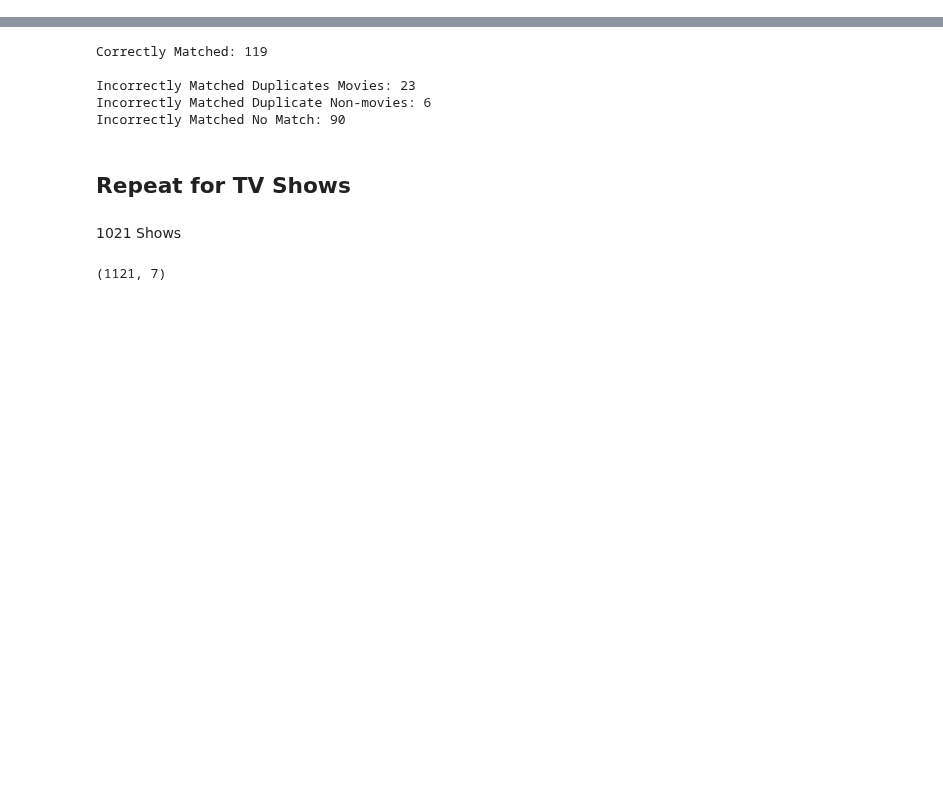
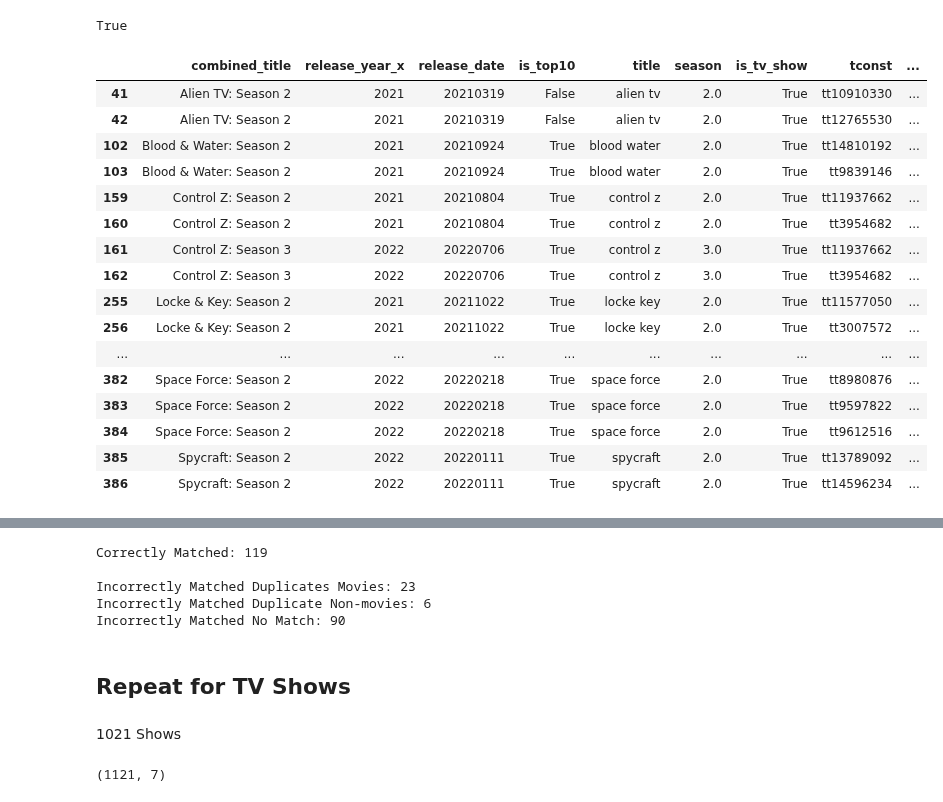
Before and after one commit to Joeyzect/Netflix_ALab_2022, a Jupyter notebook: notebooks/00-joseph-initial.ipynb, the cells around one changed output, grey strips where cells are left out. Saved outputs shown, nothing was run; the diff lists cells and outputs as text; code cells hidden in the pictures; blank space fills up the shorter version.

```diff
--- a/notebooks/00-joseph-initial.ipynb
+++ b/notebooks/00-joseph-initial.ipynb
@@ -12,0 +62,3 @@ netflix_data['release_year'] = netflix_data['release_year'].astype('int')
+# %%
+imdb_all = pd.read_csv("../data/processed/imdb_all.csv").rename(columns={'startYear':'release_year'})
+imdb_all['title'] = clean_title(imdb_all['title'])
@@ -12,0 +96,7 @@ netflix_data['release_year'] = netflix_data['release_year'].astype('int')
+# %%
+movies_and_season_1_merge = pd.merge(movies_and_season_1, imdb_all, on=['release_year', 'title'], how='left', indicator=True)
+# %%
+#1256 everything is good
+good_merges_1 = movies_and_season_1_merge[movies_and_season_1_merge['_merge'] == 'both'].groupby('combined_title').filter(lambda x: len(x) == 1)
+#good_merges.to_csv("../data/interim/1256_good_matches.csv")
+#good_merges_1[(~good_merges_1['is_tv_show'])]['titleType'].value_counts()
@@ -12,0 +129,4 @@ netflix_data['release_year'] = netflix_data['release_year'].astype('int')
+# %%
+bad_merges_1['combined_title'].isin(manual['combined_title']).all()
+# %% [output]
+True
@@ -12,0 +137,2 @@ netflix_data['release_year'] = netflix_data['release_year'].astype('int')
+# %%
+high_seasons_merge = tv_shows_and_high_seasons[~tv_shows_and_high_seasons['combined_title'].isin(manual['combined_title'])].merge(imdb_all, on=['title'], how='left', indicator=True)
@@ -12,0 +141,22 @@ netflix_data['release_year'] = netflix_data['release_year'].astype('int')
+# %%
+multiple_matches_high_seasons = high_seasons_merge.groupby('combined_title').filter(lambda x: len(x) > 1)
+
+multiple_matches_high_seasons[multiple_matches_high_seasons['title'].isin(good_merges_1['title'])]
+# %% [output]
+|  | combined_title | release_year_x | release_date | is_top10 | title | season | is_tv_show | tconst | ... |
+| 41 | Alien TV: Season 2 | 2021 | 20210319 | False | alien tv | 2.0 | True | tt10910330 | ... |
+| 42 | Alien TV: Season 2 | 2021 | 20210319 | False | alien tv | 2.0 | True | tt12765530 | ... |
+| 102 | Blood & Water: Season 2 | 2021 | 20210924 | True | blood water | 2.0 | True | tt14810192 | ... |
+| 103 | Blood & Water: Season 2 | 2021 | 20210924 | True | blood water | 2.0 | True | tt9839146 | ... |
+| 159 | Control Z: Season 2 | 2021 | 20210804 | True | control z | 2.0 | True | tt11937662 | ... |
+| 160 | Control Z: Season 2 | 2021 | 20210804 | True | control z | 2.0 | True | tt3954682 | ... |
+| 161 | Control Z: Season 3 | 2022 | 20220706 | True | control z | 3.0 | True | tt11937662 | ... |
+| 162 | Control Z: Season 3 | 2022 | 20220706 | True | control z | 3.0 | True | tt3954682 | ... |
+| 255 | Locke & Key: Season 2 | 2021 | 20211022 | True | locke key | 2.0 | True | tt11577050 | ... |
+| 256 | Locke & Key: Season 2 | 2021 | 20211022 | True | locke key | 2.0 | True | tt3007572 | ... |
+| ... | ... | ... | ... | ... | ... | ... | ... | ... | ... |
+| 382 | Space Force: Season 2 | 2022 | 20220218 | True | space force | 2.0 | True | tt8980876 | ... |
+| 383 | Space Force: Season 2 | 2022 | 20220218 | True | space force | 2.0 | True | tt9597822 | ... |
+| 384 | Space Force: Season 2 | 2022 | 20220218 | True | space force | 2.0 | True | tt9612516 | ... |
+| 385 | Spycraft: Season 2 | 2022 | 20220111 | True | spycraft | 2.0 | True | tt13789092 | ... |
+| 386 | Spycraft: Season 2 | 2022 | 20220111 | True | spycraft | 2.0 | True | tt14596234 | ... |
```
Also changed, not shown: parts of 53 cells of this notebook, 5 other files.
